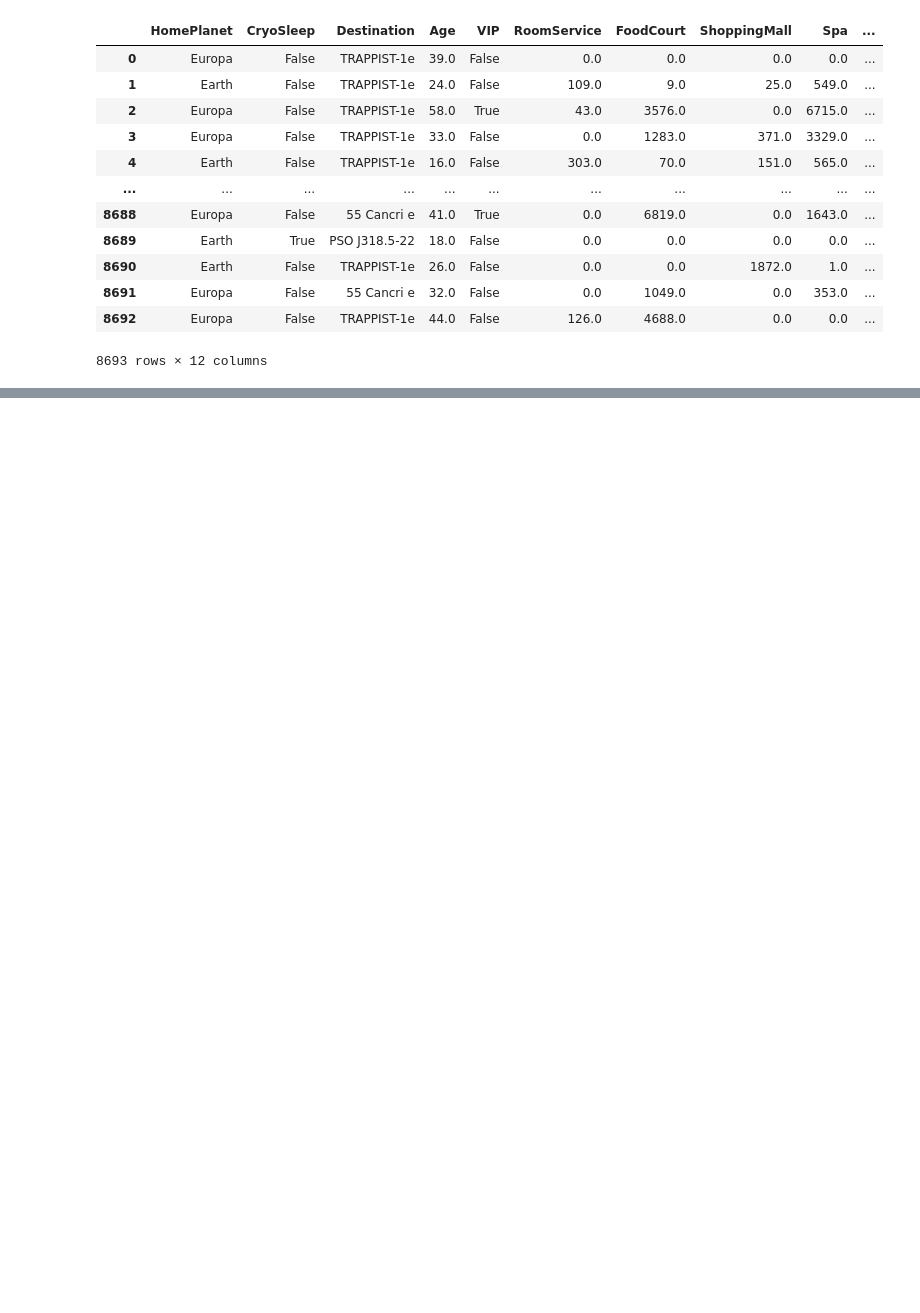
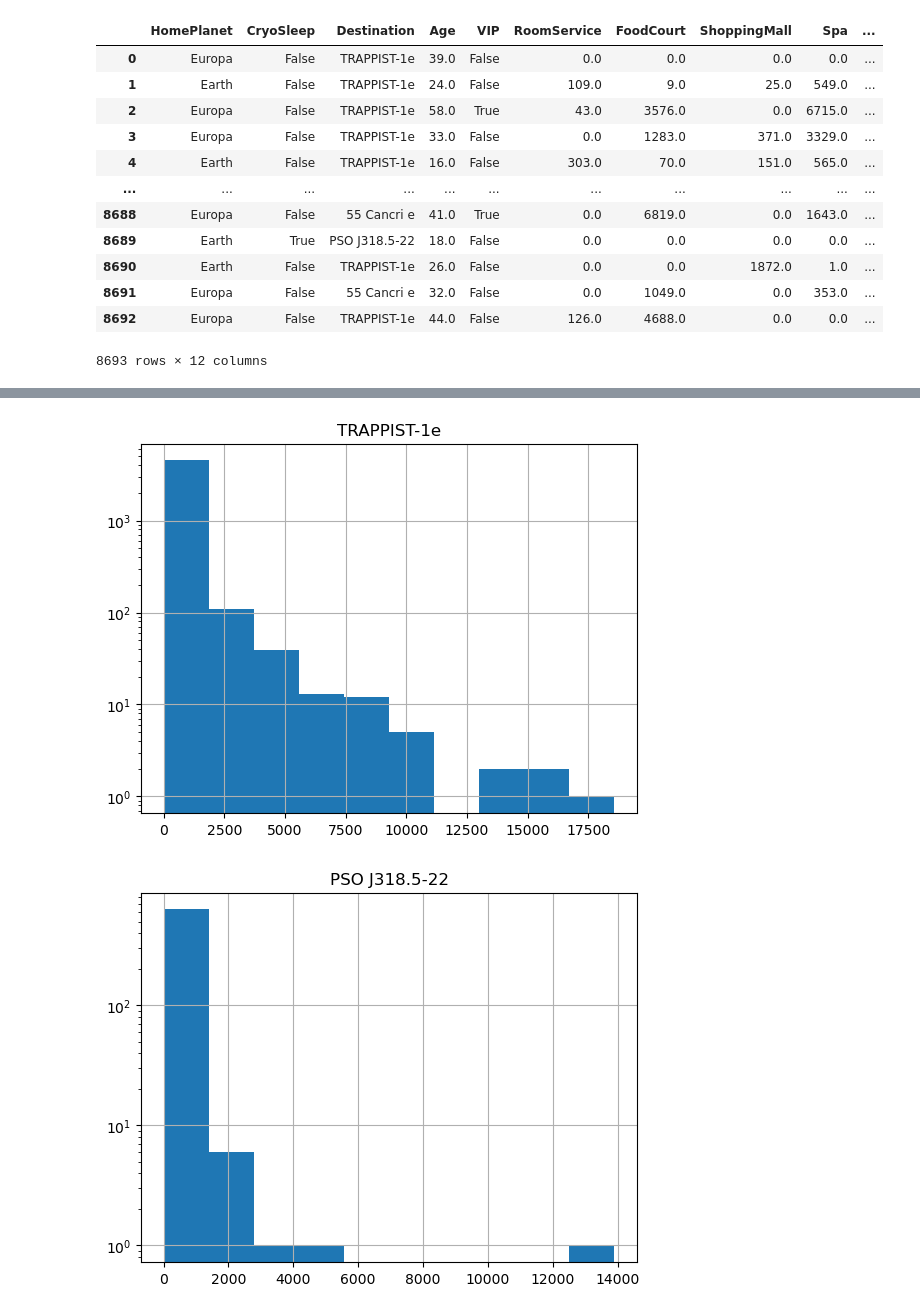
Before and after one commit to lambdadeltaD7/ABhelp, a Jupyter notebook: ex.ipynb, the cells around one changed output, grey strips where cells are left out. Cells and saved outputs as stored; diff of their text form; code cells hidden in the pictures; blank space fills up the shorter version.

```diff
--- a/ex.ipynb
+++ b/ex.ipynb
@@ -90,0 +65,8 @@ for col in categorical:
+# %%
+for pl in df["Destination"].unique():
+    df[df["Destination"]==pl].hist(column="Spa", log=True)
+    plt.title(pl)
+    plt.show()
+# %% [output]
+[figure, added]
+[figure, added]
```
Also changed, not shown: parts of 53 cells of this notebook, 1 other file.
